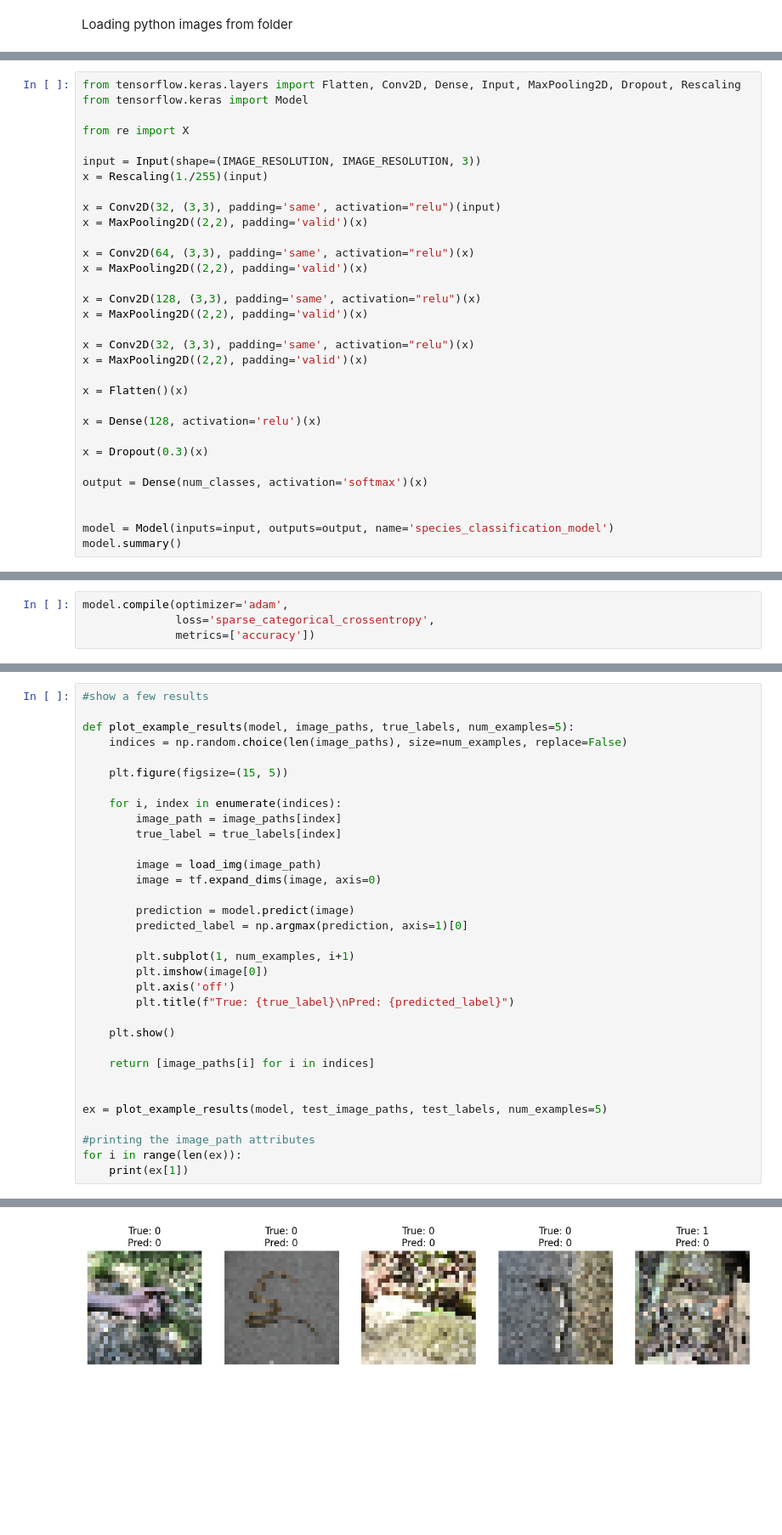
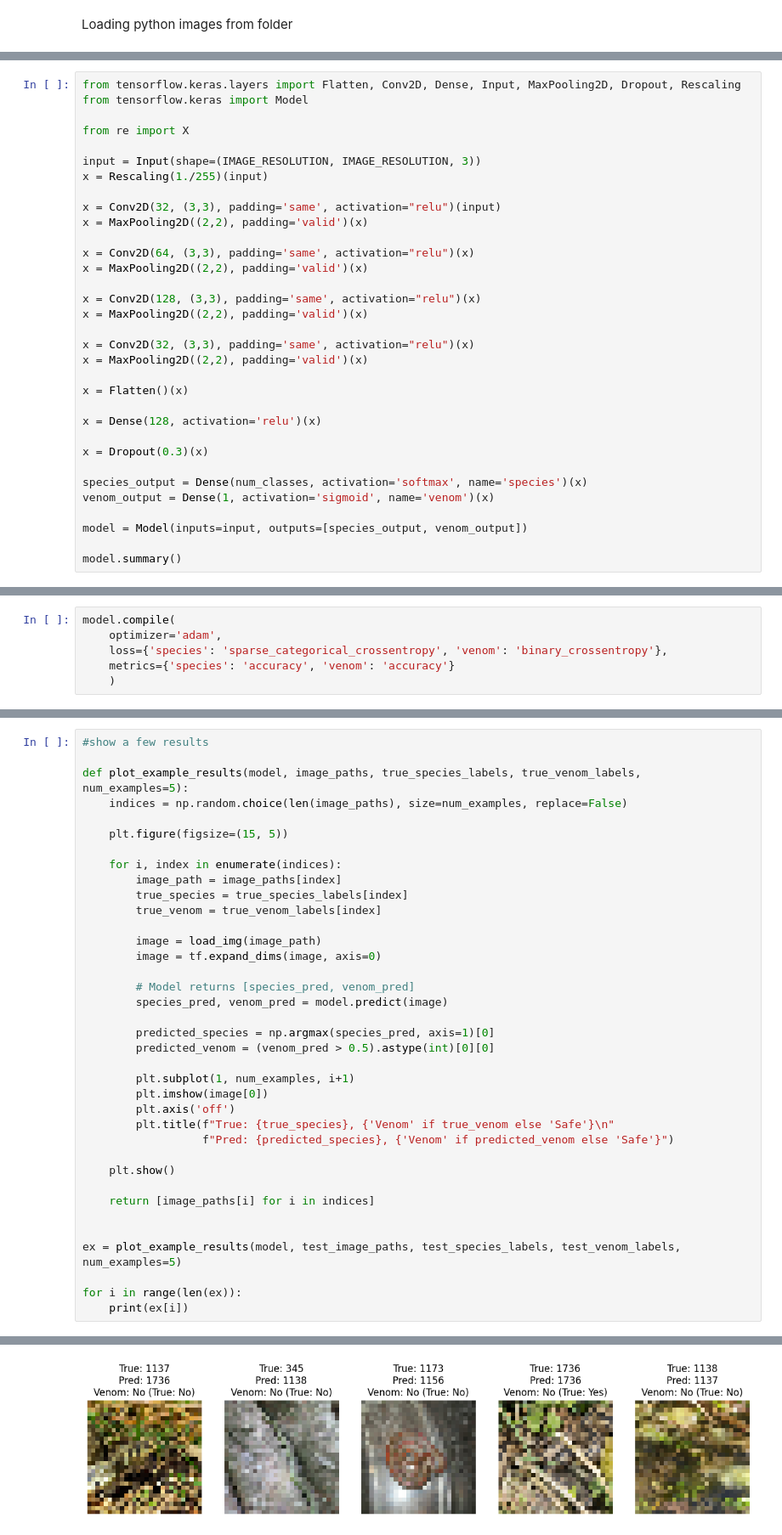
Before and after one commit to avarkahorvath/snek, a Jupyter notebook: src/Models/model.ipynb, the cells around one changed output, grey strips where cells are left out. Shown: that part at 85% size. Drawn from its saved outputs; the diff is of its cells as text; blank space fills up the shorter version.

Commit message:
venom + species first try

```diff
--- a/src/Models/model.ipynb
+++ b/src/Models/model.ipynb
@@ -164,9 +178,10 @@ x = Dense(128, activation='relu')(x)
 
 x = Dropout(0.3)(x)
 
-output = Dense(num_classes, activation='softmax')(x)
+species_output = Dense(num_classes, activation='softmax', name='species')(x)
+venom_output = Dense(1, activation='sigmoid', name='venom')(x)
 
+model = Model(inputs=input, outputs=[species_output, venom_output])
 
-model = Model(inputs=input, outputs=output, name='species_classification_model')
 model.summary()
 # %% [output]
@@ -193,8 +208,10 @@ Model: "species_classification_model"
  Non-trainable params: 0 (0.00 B)
 # %%
-model.compile(optimizer='adam',
-              loss='sparse_categorical_crossentropy',
-              metrics=['accuracy'])
+model.compile(
+    optimizer='adam',
+    loss={'species': 'sparse_categorical_crossentropy', 'venom': 'binary_crossentropy'},
+    metrics={'species': 'accuracy', 'venom': 'accuracy'}
+    )
 # %%
 n_epochs = 10  # number of epochs to train the neural network
 # checkpointing based on the validation loss
@@ -246,34 +264,38 @@ Test Accuracy:  0.05010532587766647
 # %%
 #show a few results
 
-def plot_example_results(model, image_paths, true_labels, num_examples=5):
+def plot_example_results(model, image_paths, true_species_labels, true_venom_labels, num_examples=5):
     indices = np.random.choice(len(image_paths), size=num_examples, replace=False)
 
     plt.figure(figsize=(15, 5))
 
     for i, index in enumerate(indices):
         image_path = image_paths[index]
-        true_label = true_labels[index]
+        true_species = true_species_labels[index]
+        true_venom = true_venom_labels[index]
 
         image = load_img(image_path)
         image = tf.expand_dims(image, axis=0)
 
-        prediction = model.predict(image)
-        predicted_label = np.argmax(prediction, axis=1)[0]
+        # Model returns [species_pred, venom_pred]
+        species_pred, venom_pred = model.predict(image)
+
+        predicted_species = np.argmax(species_pred, axis=1)[0]
+        predicted_venom = (venom_pred > 0.5).astype(int)[0][0]
 
         plt.subplot(1, num_examples, i+1)
         plt.imshow(image[0])
         plt.axis('off')
-        plt.title(f"True: {true_label}\nPred: {predicted_label}")
+        plt.title(f"True: {true_species}, {'Venom' if true_venom else 'Safe'}\n"
+                  f"Pred: {predicted_species}, {'Venom' if predicted_venom else 'Safe'}")
 
     plt.show()
 
     return [image_paths[i] for i in indices]
 
 
-ex = plot_example_results(model, test_image_paths, test_labels, num_examples=5)
+ex = plot_example_results(model, test_image_paths, test_species_labels, test_venom_labels, num_examples=5)
 
-#printing the image_path attributes
 for i in range(len(ex)):
-    print(ex[1])
+    print(ex[i])
 # %% [output]
@@ -285 +307 @@ for i in range(len(ex)):
-[figure, old version]
+[figure, new version]
```
Also changed, not shown: parts of 7 cells of this notebook, 1 other file.
